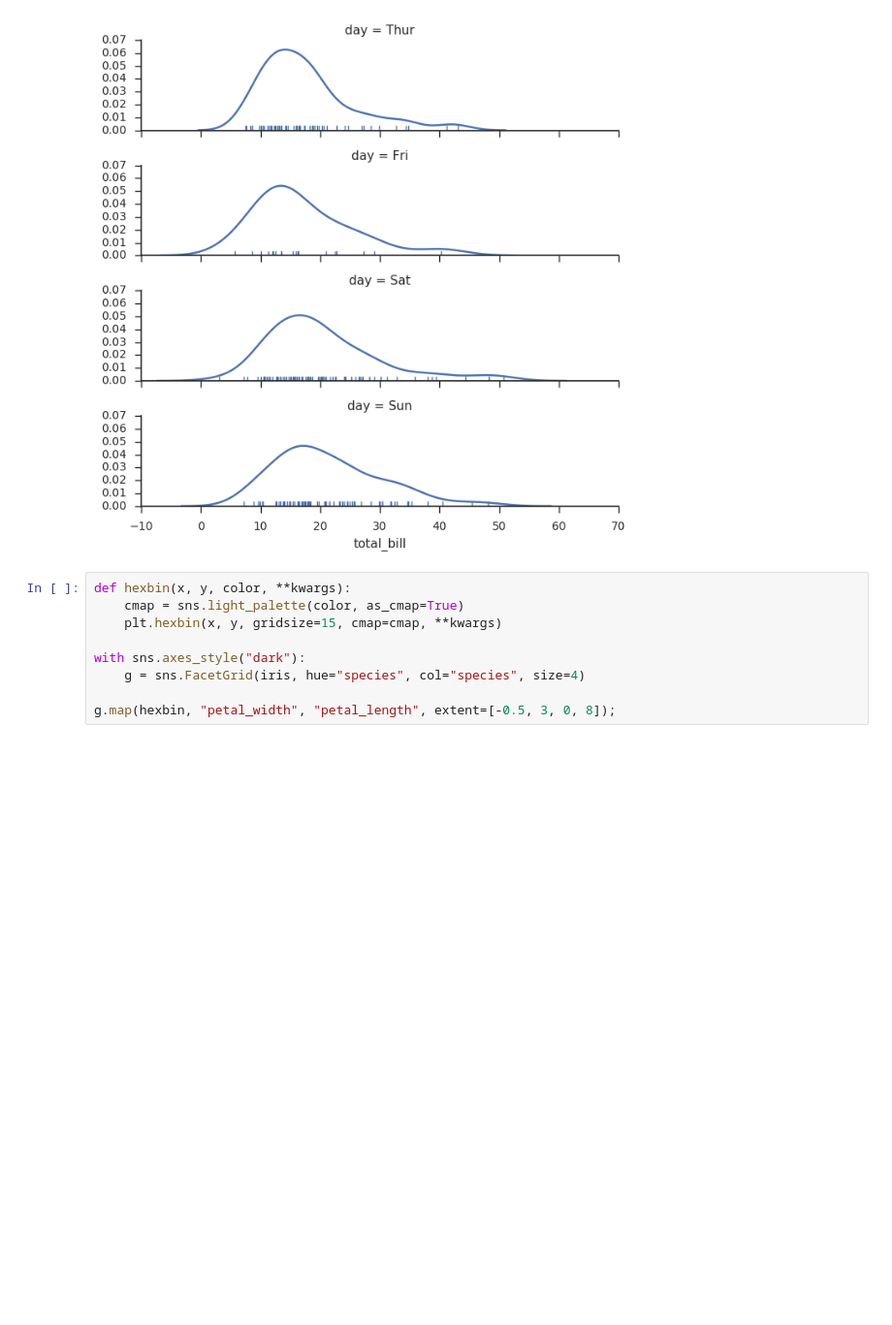
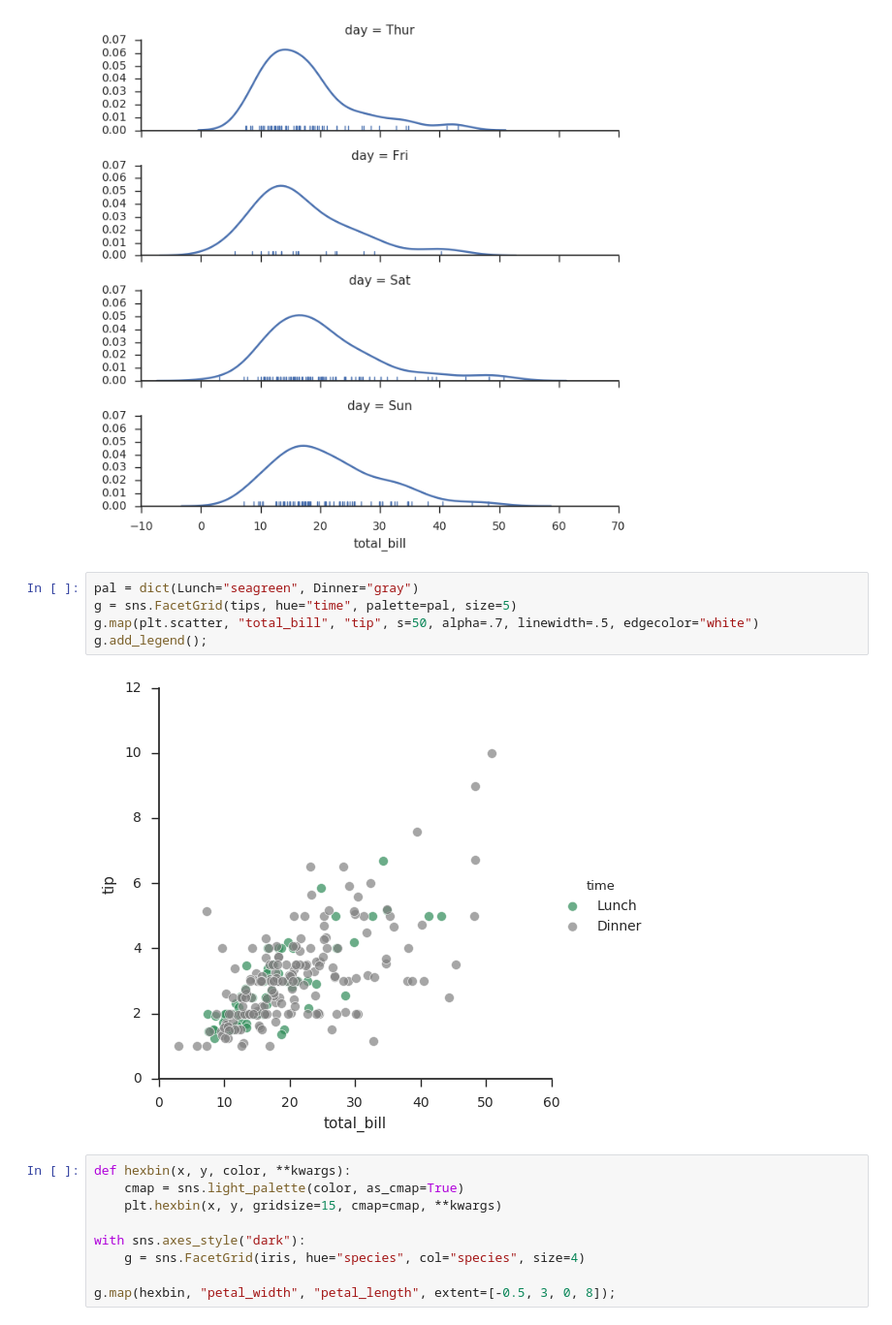
Before and after one commit to emonson/JupyterPythonIntro, a Jupyter notebook: 03_seaborn_visualization.ipynb, the cells around one changed output. Shown: that part at 97% size. Cells and saved outputs as stored; diff of their text form; blank space fills up the shorter version.

```diff
--- a/seaborn_visualization.ipynb
+++ b/03_seaborn_visualization.ipynb
@@ -94,6 +94,13 @@ g = sns.FacetGrid(tips, row="day", size=1.7, aspect=4,)
 g.map(sns.distplot, "total_bill", hist=False, rug=True);
 # %% [output]
 [figure]
+# %%
+pal = dict(Lunch="seagreen", Dinner="gray")
+g = sns.FacetGrid(tips, hue="time", palette=pal, size=5)
+g.map(plt.scatter, "total_bill", "tip", s=50, alpha=.7, linewidth=.5, edgecolor="white")
+g.add_legend();
+# %% [output]
+[figure, added]
 # %%
 def hexbin(x, y, color, **kwargs):
     cmap = sns.light_palette(color, as_cmap=True)
```
